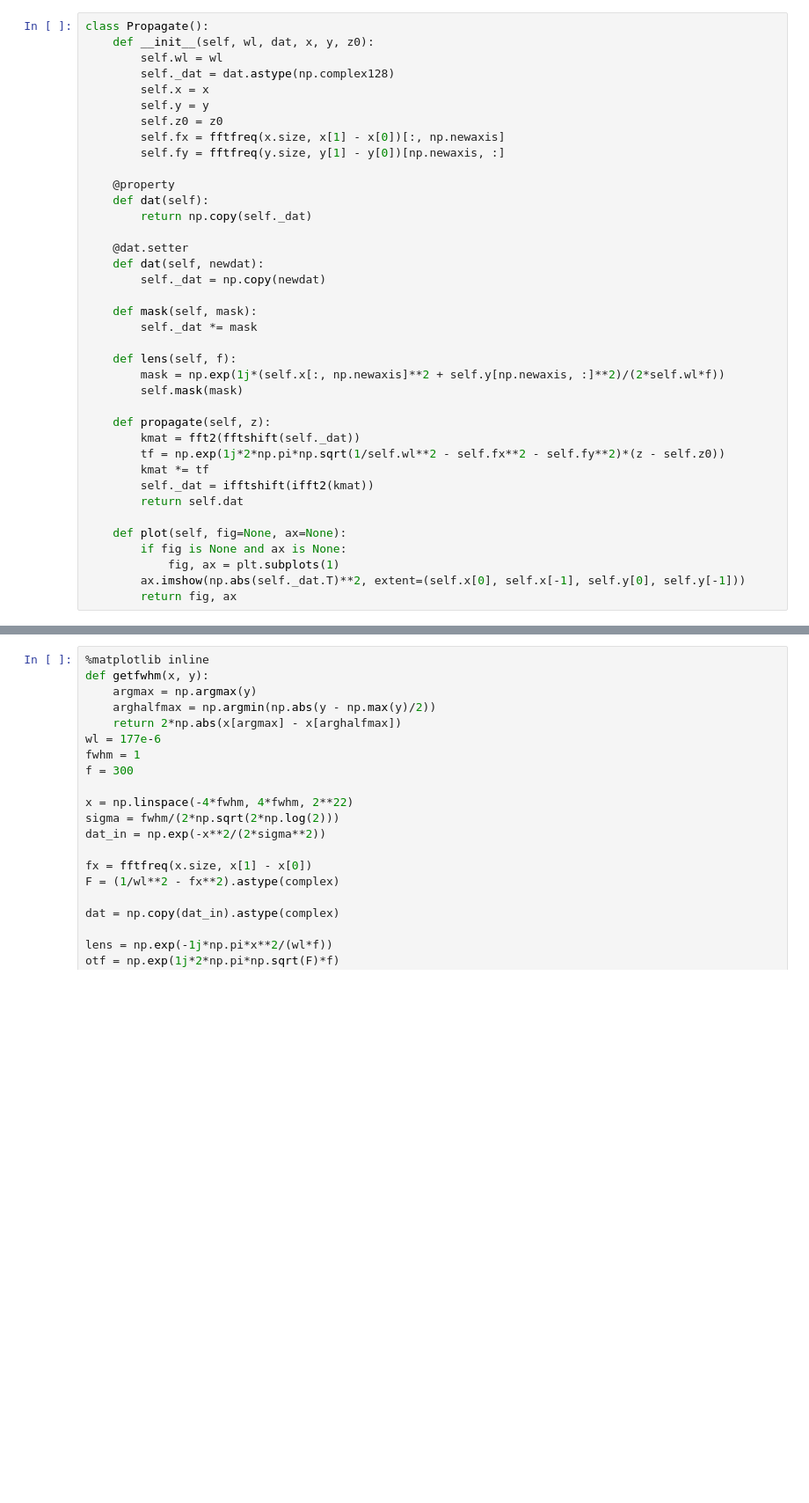
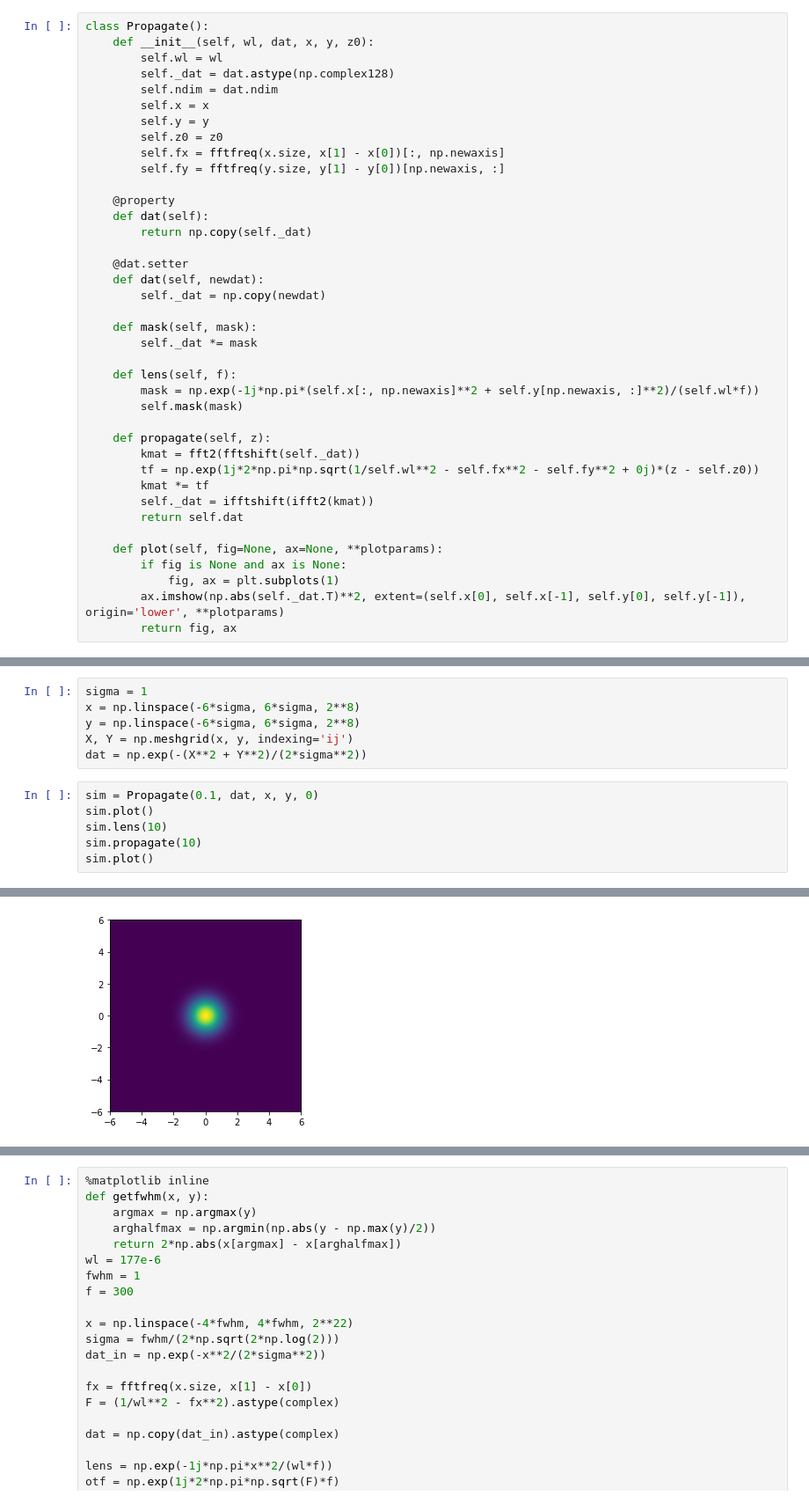
Before and after one commit to kgord831/FourierBeamPropagation, a Jupyter notebook: BeamPropagation.ipynb, the cells around one changed output, grey strips where cells are left out. Shown: that part at 88% size. Saved outputs shown, nothing was run; the diff lists cells and outputs as text; blank space fills up the shorter version.

```diff
--- a/BeamPropagation.ipynb
+++ b/BeamPropagation.ipynb
@@ -7,6 +11,7 @@ class Propagate():
     def __init__(self, wl, dat, x, y, z0):
         self.wl = wl
         self._dat = dat.astype(np.complex128)
+        self.ndim = dat.ndim
         self.x = x
         self.y = y
         self.z0 = z0
@@ -25,18 +30,18 @@ class Propagate():
         self._dat *= mask
 
     def lens(self, f):
-        mask = np.exp(1j*(self.x[:, np.newaxis]**2 + self.y[np.newaxis, :]**2)/(2*self.wl*f))
+        mask = np.exp(-1j*np.pi*(self.x[:, np.newaxis]**2 + self.y[np.newaxis, :]**2)/(self.wl*f))
         self.mask(mask)
 
     def propagate(self, z):
         kmat = fft2(fftshift(self._dat))
-        tf = np.exp(1j*2*np.pi*np.sqrt(1/self.wl**2 - self.fx**2 - self.fy**2)*(z - self.z0))
+        tf = np.exp(1j*2*np.pi*np.sqrt(1/self.wl**2 - self.fx**2 - self.fy**2 + 0j)*(z - self.z0))
         kmat *= tf
         self._dat = ifftshift(ifft2(kmat))
         return self.dat
 
-    def plot(self, fig=None, ax=None):
+    def plot(self, fig=None, ax=None, **plotparams):
         if fig is None and ax is None:
             fig, ax = plt.subplots(1)
-        ax.imshow(np.abs(self._dat.T)**2, extent=(self.x[0], self.x[-1], self.y[0], self.y[-1]))
+        ax.imshow(np.abs(self._dat.T)**2, extent=(self.x[0], self.x[-1], self.y[0], self.y[-1]), origin='lower', **plotparams)
         return fig, ax
@@ -46,0 +50,13 @@ def show_img(dat, x, y):
+# %%
+sigma = 1
+x = np.linspace(-6*sigma, 6*sigma, 2**8)
+y = np.linspace(-6*sigma, 6*sigma, 2**8)
+X, Y = np.meshgrid(x, y, indexing='ij')
+dat = np.exp(-(X**2 + Y**2)/(2*sigma**2))
+# %%
+sim = Propagate(0.1, dat, x, y, 0)
+sim.plot()
+sim.lens(10)
+sim.propagate(10)
+sim.plot()
+# %% [output]
@@ -46,0 +65 @@ def show_img(dat, x, y):
+[figure, added]
```
Also changed, not shown: parts of 14 cells of this notebook, 1 other file.
